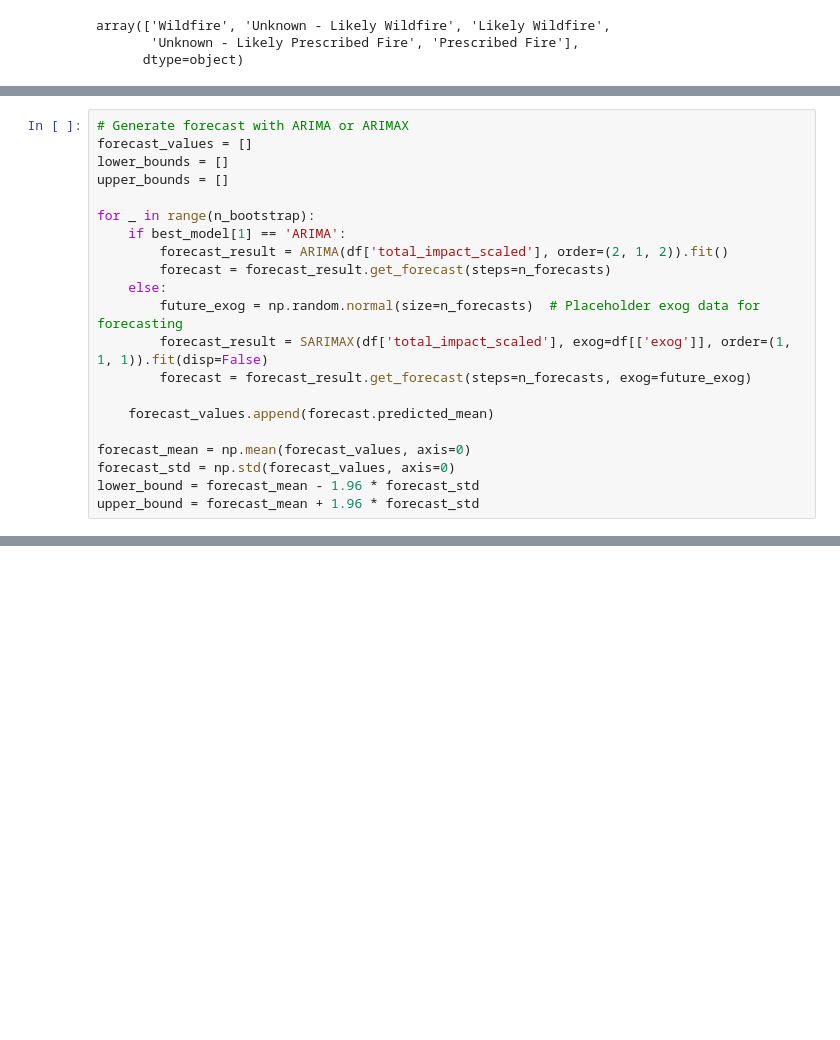
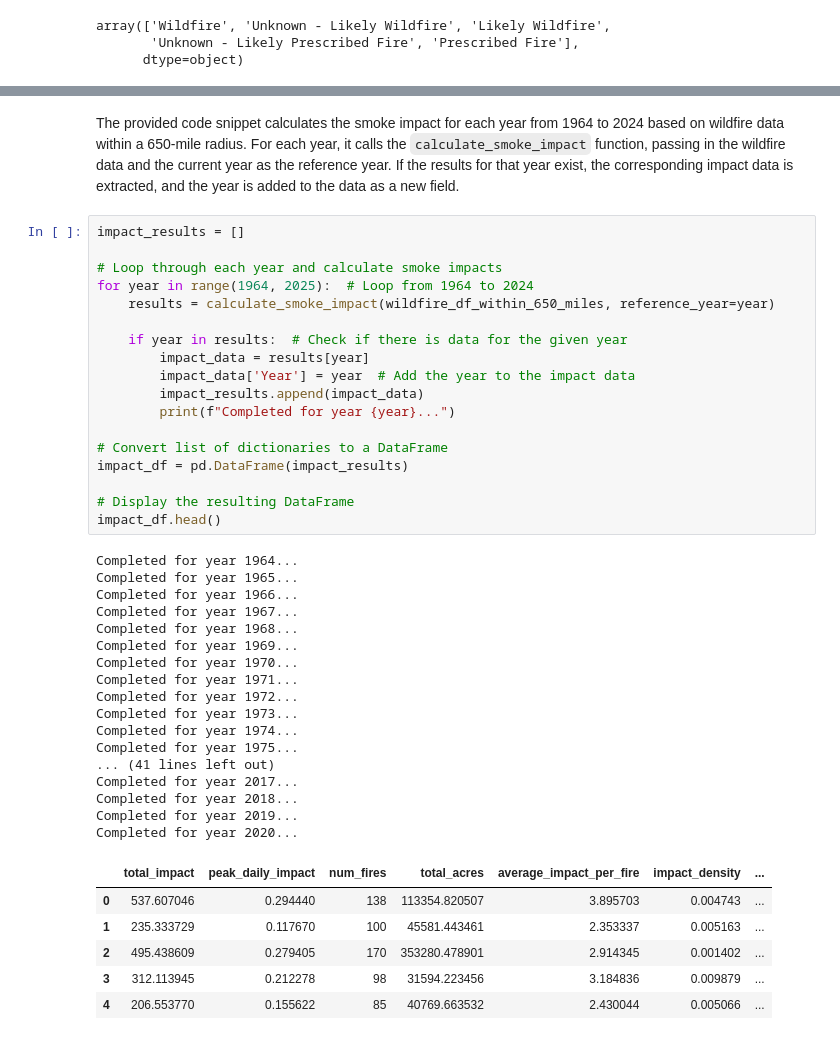
Before and after one commit to navya-eedula-uw/DATA-512-Wildfire-Analysis-Part-1, a Jupyter notebook: smoke_estimate.ipynb, the cells around one changed output, grey strips where cells are left out. Drawn from its saved outputs; the diff is of its cells as text; blank space fills up the shorter version.

```diff
--- a/smoke_estimate.ipynb
+++ b/smoke_estimate.ipynb
@@ -921,21 +125,0 @@ Warnings:
-# %%
-# Generate forecast with ARIMA or ARIMAX
-forecast_values = []
-lower_bounds = []
-upper_bounds = []
-
-for _ in range(n_bootstrap):
-    if best_model[1] == 'ARIMA':
-        forecast_result = ARIMA(df['total_impact_scaled'], order=(2, 1, 2)).fit()
-        forecast = forecast_result.get_forecast(steps=n_forecasts)
-    else:
-        future_exog = np.random.normal(size=n_forecasts)  # Placeholder exog data for forecasting
-        forecast_result = SARIMAX(df['total_impact_scaled'], exog=df[['exog']], order=(1, 1, 1)).fit(disp=False)
-        forecast = forecast_result.get_forecast(steps=n_forecasts, exog=future_exog)
-
-    forecast_values.append(forecast.predicted_mean)
-
-forecast_mean = np.mean(forecast_values, axis=0)
-forecast_std = np.std(forecast_values, axis=0)
-lower_bound = forecast_mean - 1.96 * forecast_std
-upper_bound = forecast_mean + 1.96 * forecast_std
@@ -1150,0 +311,44 @@ max      455.370321           0.147945  2185.000000  7.632384e+06
+# %% [markdown]
+The provided code snippet calculates the smoke impact for each year from 1964 to 2024 based on wildfire data within a 650-mile radius. For each year, it calls the `calculate_smoke_impact` function, passing in the wildfire data and the current year as the reference year. If the results for that year exist, the corresponding impact data is extracted, and the year is added to the data as a new field.
+# %%
+impact_results = []
+
+# Loop through each year and calculate smoke impacts
+for year in range(1964, 2025):  # Loop from 1964 to 2024
+    results = calculate_smoke_impact(wildfire_df_within_650_miles, reference_year=year)
+
+    if year in results:  # Check if there is data for the given year
+        impact_data = results[year]
+        impact_data['Year'] = year  # Add the year to the impact data
+        impact_results.append(impact_data)
+        print(f"Completed for year {year}...")
+
+# Convert list of dictionaries to a DataFrame
+impact_df = pd.DataFrame(impact_results)
+
+# Display the resulting DataFrame
+impact_df.head()
+# %% [output]
+Completed for year 1964...
+Completed for year 1965...
+Completed for year 1966...
+Completed for year 1967...
+Completed for year 1968...
+Completed for year 1969...
+Completed for year 1970...
+Completed for year 1971...
+Completed for year 1972...
+Completed for year 1973...
+Completed for year 1974...
+Completed for year 1975...
+... (41 lines left out)
+Completed for year 2017...
+Completed for year 2018...
+Completed for year 2019...
+Completed for year 2020...
+|  | total_impact | peak_daily_impact | num_fires | total_acres | average_impact_per_fire | impact_density | ... |
+| 0 | 537.607046 | 0.294440 | 138 | 113354.820507 | 3.895703 | 0.004743 | ... |
+| 1 | 235.333729 | 0.117670 | 100 | 45581.443461 | 2.353337 | 0.005163 | ... |
+| 2 | 495.438609 | 0.279405 | 170 | 353280.478901 | 2.914345 | 0.001402 | ... |
+| 3 | 312.113945 | 0.212278 | 98 | 31594.223456 | 3.184836 | 0.009879 | ... |
+| 4 | 206.553770 | 0.155622 | 85 | 40769.663532 | 2.430044 | 0.005066 | ... |
```
Also changed, not shown: parts of 56 cells of this notebook.
